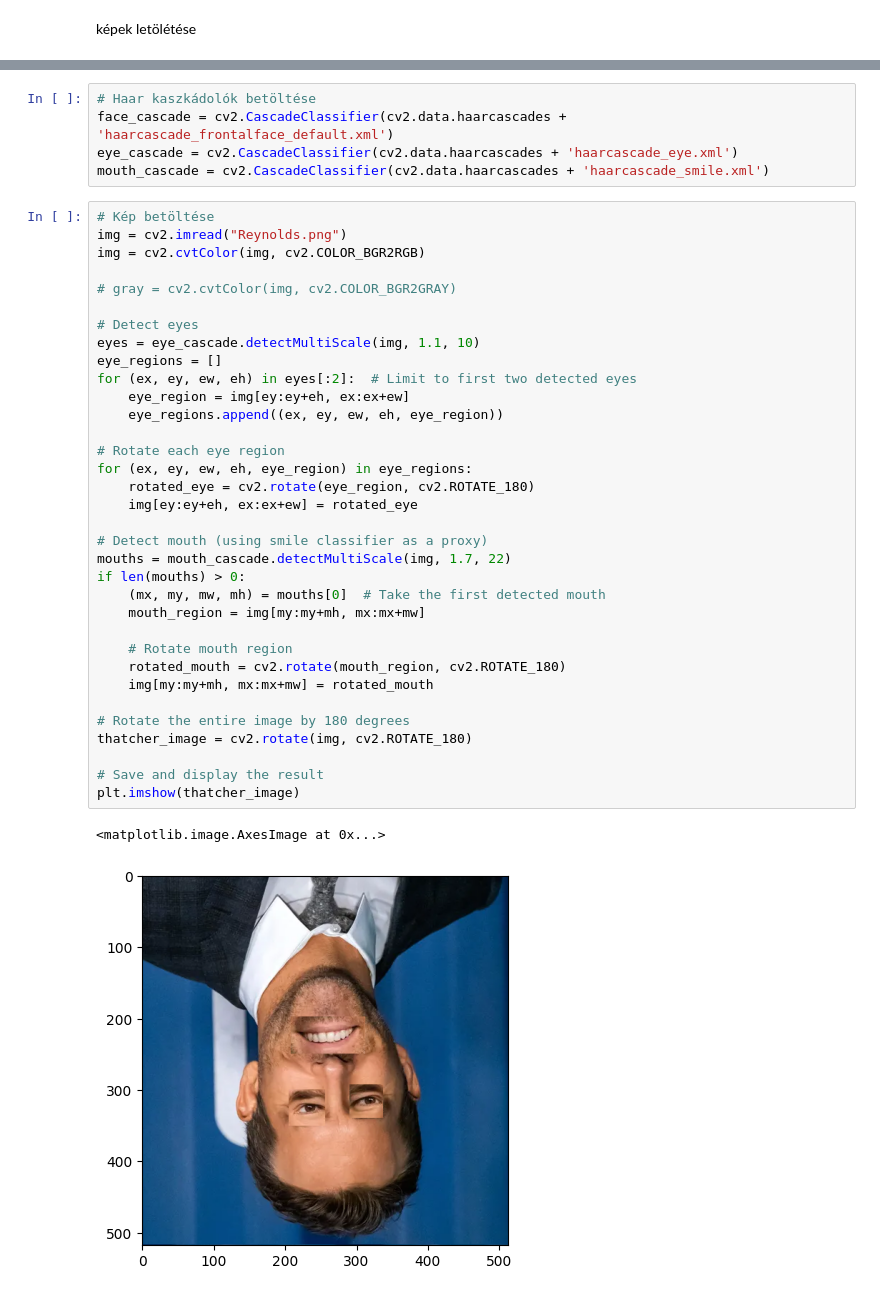
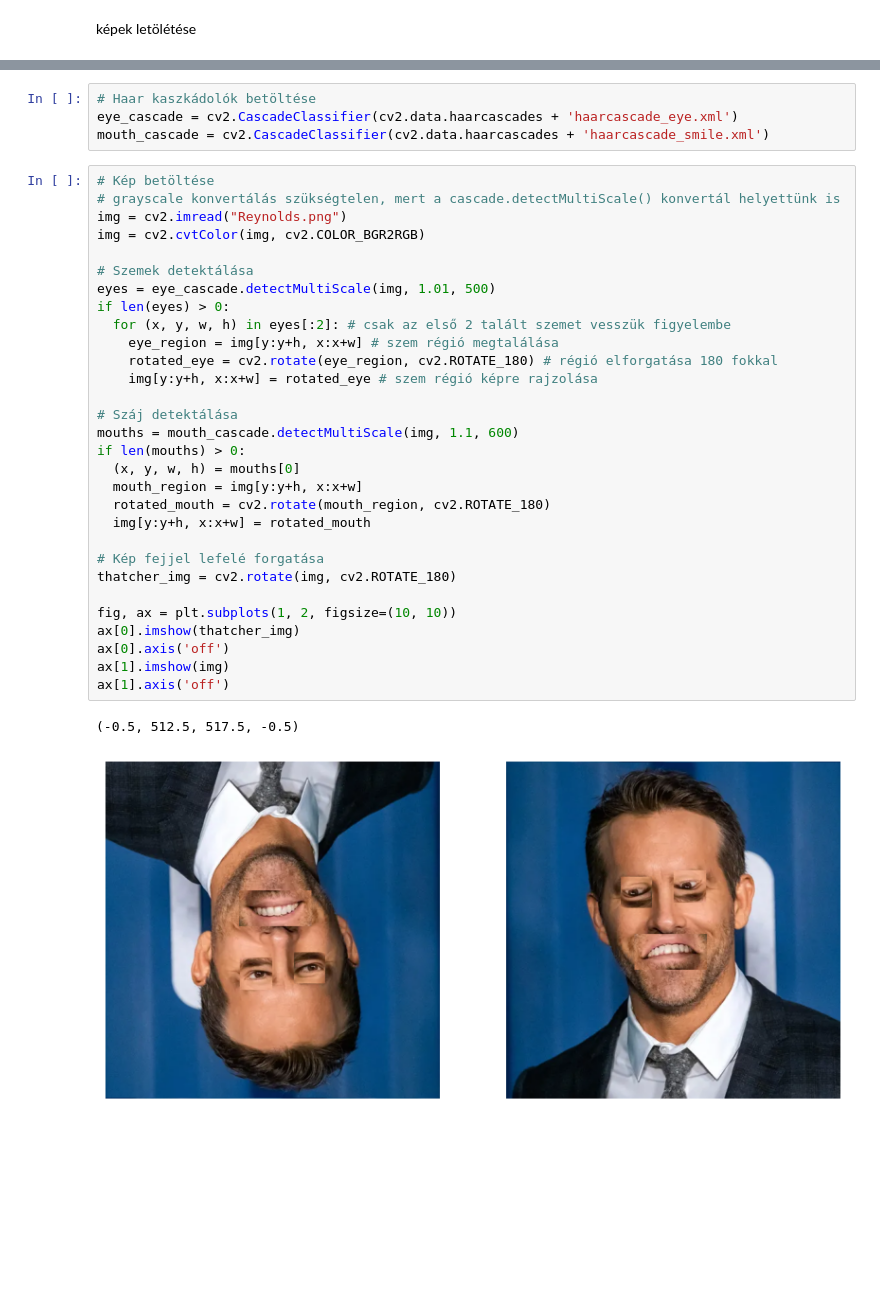
Before and after one commit to BrMrtn/GoogleColab, a Jupyter notebook: Képfeldolgozás/khf1_3_Tatcher.ipynb, the cells around one changed output, grey strips where cells are left out. Saved outputs shown, nothing was run; the diff lists cells and outputs as text; blank space fills up the shorter version.

```diff
--- a/Képfeldolgozás/khf1_3_Tatcher.ipynb
+++ b/Képfeldolgozás/khf1_3_Tatcher.ipynb
@@ -32,42 +32,37 @@ Reynolds.png        100%[===================>] 412.06K  --.-KB/s    in 0.06s
 # %%
 # Haar kaszkádolók betöltése
-face_cascade = cv2.CascadeClassifier(cv2.data.haarcascades + 'haarcascade_frontalface_default.xml')
 eye_cascade = cv2.CascadeClassifier(cv2.data.haarcascades + 'haarcascade_eye.xml')
 mouth_cascade = cv2.CascadeClassifier(cv2.data.haarcascades + 'haarcascade_smile.xml')
-# %%
-# Kép betöltése
-img = cv2.imread("Reynolds.png")
-img = cv2.cvtColor(img, cv2.COLOR_BGR2RGB)
-
-# gray = cv2.cvtColor(img, cv2.COLOR_BGR2GRAY)
-
-# Detect eyes
-eyes = eye_cascade.detectMultiScale(img, 1.1, 10)
-eye_regions = []
-for (ex, ey, ew, eh) in eyes[:2]:  # Limit to first two detected eyes
-    eye_region = img[ey:ey+eh, ex:ex+ew]
-    eye_regions.append((ex, ey, ew, eh, eye_region))
-
-# Rotate each eye region
-for (ex, ey, ew, eh, eye_region) in eye_regions:
-    rotated_eye = cv2.rotate(eye_region, cv2.ROTATE_180)
-    img[ey:ey+eh, ex:ex+ew] = rotated_eye
-
-# Detect mouth (using smile classifier as a proxy)
-mouths = mouth_cascade.detectMultiScale(img, 1.7, 22)
-if len(mouths) > 0:
-    (mx, my, mw, mh) = mouths[0]  # Take the first detected mouth
-    mouth_region = img[my:my+mh, mx:mx+mw]
-
-    # Rotate mouth region
-    rotated_mouth = cv2.rotate(mouth_region, cv2.ROTATE_180)
-    img[my:my+mh, mx:mx+mw] = rotated_mouth
-
-# Rotate the entire image by 180 degrees
-thatcher_image = cv2.rotate(img, cv2.ROTATE_180)
-
-# Save and display the result
-plt.imshow(thatcher_image)
-# %% [output]
-<matplotlib.image.AxesImage at 0x...>
-[figure, removed]
+# %%
+# Kép betöltése
+# grayscale konvertálás szükségtelen, mert a cascade.detectMultiScale() konvertál helyettünk is
+img = cv2.imread("Reynolds.png")
+img = cv2.cvtColor(img, cv2.COLOR_BGR2RGB)
+
+# Szemek detektálása
+eyes = eye_cascade.detectMultiScale(img, 1.01, 500)
+if len(eyes) > 0:
+  for (x, y, w, h) in eyes[:2]: # csak az első 2 talált szemet vesszük figyelembe
+    eye_region = img[y:y+h, x:x+w] # szem régió megtalálása
+    rotated_eye = cv2.rotate(eye_region, cv2.ROTATE_180) # régió elforgatása 180 fokkal
+    img[y:y+h, x:x+w] = rotated_eye # szem régió képre rajzolása
+
+# Száj detektálása
+mouths = mouth_cascade.detectMultiScale(img, 1.1, 600)
+if len(mouths) > 0:
+  (x, y, w, h) = mouths[0]
+  mouth_region = img[y:y+h, x:x+w]
+  rotated_mouth = cv2.rotate(mouth_region, cv2.ROTATE_180)
+  img[y:y+h, x:x+w] = rotated_mouth
+
+# Kép fejjel lefelé forgatása
+thatcher_img = cv2.rotate(img, cv2.ROTATE_180)
+
+fig, ax = plt.subplots(1, 2, figsize=(10, 10))
+ax[0].imshow(thatcher_img)
+ax[0].axis('off')
+ax[1].imshow(img)
+ax[1].axis('off')
+# %% [output]
+(-0.5, 512.5, 517.5, -0.5)
+[figure, added]
```
Also changed, not shown: parts of 1 cell of this notebook.
